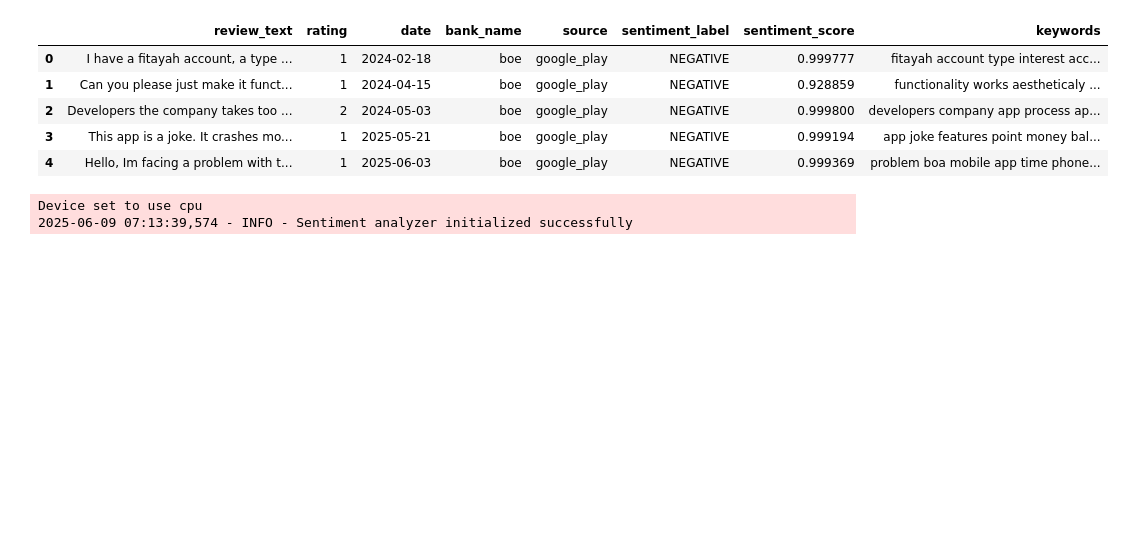
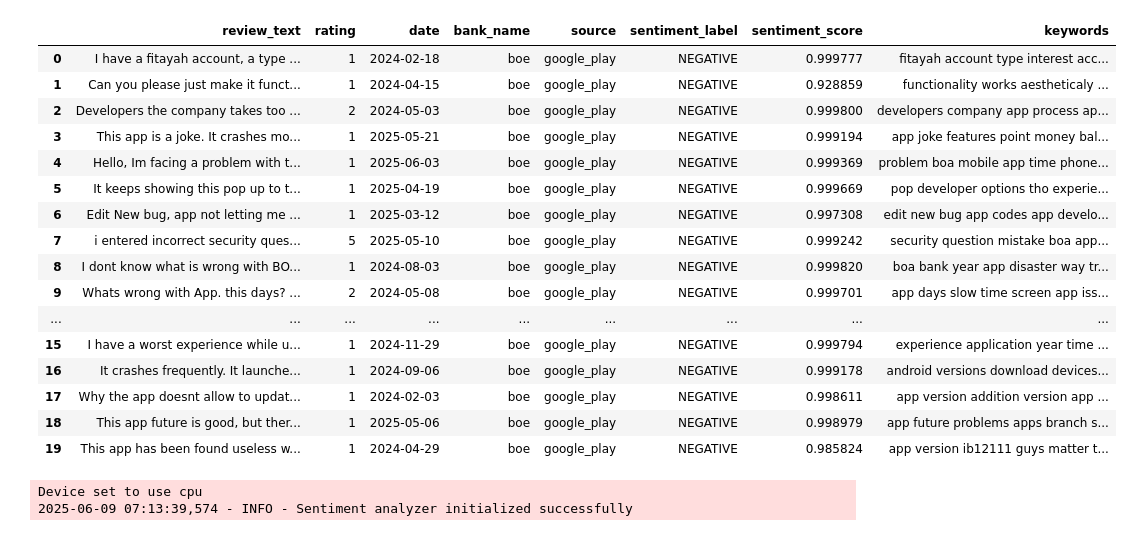
Before and after one commit to wondifraw/Customer-Experience-Analytics-for-Fintech-Apps, a Jupyter notebook: notebooks/banking_app_reviews_analysis.ipynb, the cells around one changed output. Drawn from its saved outputs; the diff is of its cells as text; code cells hidden in the pictures; blank space fills up the shorter version.

```diff
--- a/notebooks/banking_app_reviews_analysis.ipynb
+++ b/notebooks/banking_app_reviews_analysis.ipynb
@@ -52,14 +49,25 @@ preprocessor.process_all_banks()
 # %%
 analyzed_data = pd.read_csv('../data/analyzed_reviews.csv')
 
-analyzed_data.head()
+analyzed_data.head(20)
 # %% [output]
 |  | review_text | rating | date | bank_name | source | sentiment_label | sentiment_score | keywords |
 | 0 | I have a fitayah account, a type ... | 1 | 2024-02-18 | boe | google_play | NEGATIVE | 0.999777 | fitayah account type interest acc... |
 | 1 | Can you please just make it funct... | 1 | 2024-04-15 | boe | google_play | NEGATIVE | 0.928859 | functionality works aestheticaly ... |
 | 2 | Developers the company takes too ... | 2 | 2024-05-03 | boe | google_play | NEGATIVE | 0.999800 | developers company app process ap... |
 | 3 | This app is a joke. It crashes mo... | 1 | 2025-05-21 | boe | google_play | NEGATIVE | 0.999194 | app joke features point money bal... |
 | 4 | Hello, Im facing a problem with t... | 1 | 2025-06-03 | boe | google_play | NEGATIVE | 0.999369 | problem boa mobile app time phone... |
+| 5 | It keeps showing this pop up to t... | 1 | 2025-04-19 | boe | google_play | NEGATIVE | 0.999669 | pop developer options tho experie... |
+| 6 | Edit New bug, app not letting me ... | 1 | 2025-03-12 | boe | google_play | NEGATIVE | 0.997308 | edit new bug app codes app develo... |
+| 7 | i entered incorrect security ques... | 5 | 2025-05-10 | boe | google_play | NEGATIVE | 0.999242 | security question mistake boa app... |
+| 8 | I dont know what is wrong with BO... | 1 | 2024-08-03 | boe | google_play | NEGATIVE | 0.999820 | boa bank year app disaster way tr... |
+| 9 | Whats wrong with App. this days? ... | 2 | 2024-05-08 | boe | google_play | NEGATIVE | 0.999701 | app days slow time screen app iss... |
+| ... | ... | ... | ... | ... | ... | ... | ... | ... |
+| 15 | I have a worst experience while u... | 1 | 2024-11-29 | boe | google_play | NEGATIVE | 0.999794 | experience application year time ... |
+| 16 | It crashes frequently. It launche... | 1 | 2024-09-06 | boe | google_play | NEGATIVE | 0.999178 | android versions download devices... |
+| 17 | Why the app doesnt allow to updat... | 1 | 2024-02-03 | boe | google_play | NEGATIVE | 0.998611 | app version addition version app ... |
+| 18 | This app future is good, but ther... | 1 | 2025-05-06 | boe | google_play | NEGATIVE | 0.998979 | app future problems apps branch s... |
+| 19 | This app has been found useless w... | 1 | 2024-04-29 | boe | google_play | NEGATIVE | 0.985824 | app version ib12111 guys matter t... |
 # %%
 # Initialize sentiment analyzer
 sentiment_analyzer = SentimentAnalyzer()
```
Also changed, not shown: parts of 4 cells of this notebook.
